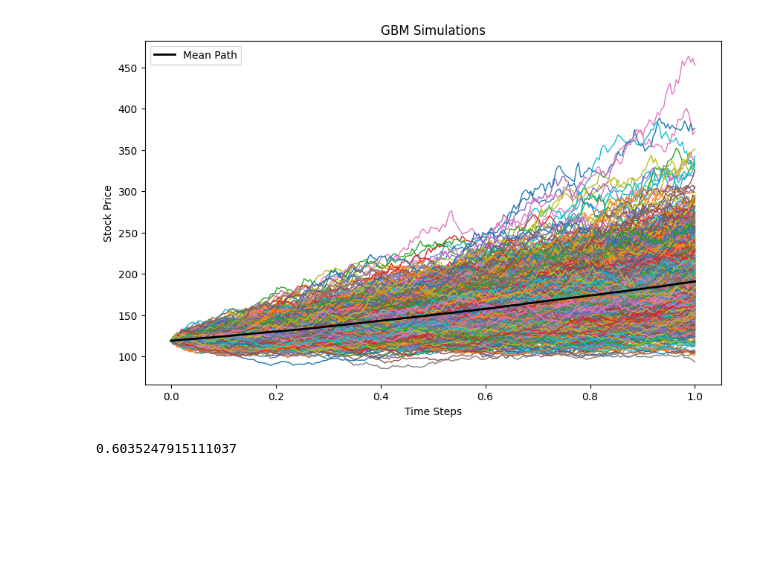
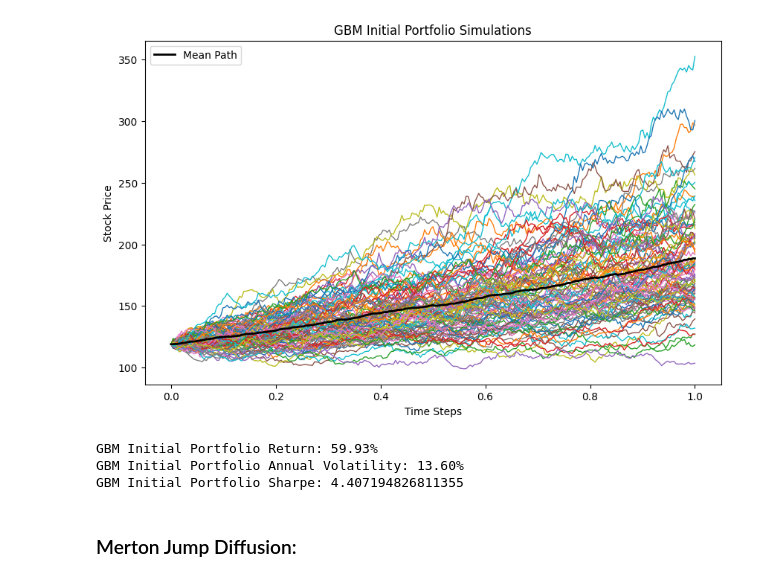
Before and after one commit to wlester3/Equity_Options_Port_Optimization, a Jupyter notebook: Equity_Port_Notebook.ipynb, the cells around one changed output. Cells and saved outputs as stored; diff of their text form; code cells hidden in the pictures; blank space fills up the shorter version.

Commit message:
Updated_Simulation_Performance
Adjust initial portfolio simulations and began parameter approximations for the Heston model. Implemented alternative notebook for market models using coupled SDEs.

```diff
--- a/Equity_Port_Notebook.ipynb
+++ b/Equity_Port_Notebook.ipynb
@@ -14,5 +20,5 @@ tickers = ['XOM', 'WMT', 'GPC', 'OXY', 'PM', 'NNI', 'FI', 'ATKR', 'VICI', 'ADBE'
 # %%
-stock_df=dc.get_price_df(tickers,start_date,end_date)
-returns_df=dc.get_log_returns(stock_df)
+stock_df=dat_func.get_price_df(tickers,start_date,end_date)
+returns_df=dat_func.get_log_returns(stock_df)
 vis.plot_cumulative_returns(returns_df)
 # %% [output]
@@ -20,9 +26,9 @@ vis.plot_cumulative_returns(returns_df)
 [figure]
 # %%
-fred,poly=dc.connect_apis()
+fred,poly=dat_func.connect_apis()
 risk_free_rate=fred.get_series('GS10',start_date,start_date+pd.Timedelta(days=1))[0]/100
 # %%
-init_weights,init_ret,init_std=dc.get_init_port(returns_df,risk_free_rate)
+init_weights,init_ret,init_std=dat_func.get_init_port(returns_df,risk_free_rate)
 init_weights=init_weights.round(3)
 print('Initial Port Returns:',init_ret)
 print('Initial Port Volatility:',init_std)
@@ -39,9 +50,20 @@ Optimal Weights: {'ADBE': 0.0, 'AMAT': 0.0, 'ATKR': 0.0, 'FI': 0.0, 'GPC': 0.259
 # %%
-gbm_init_port=dc.simulate_gbm_portfolio(returns_df,stock_df,init_weights)
-vis.plot_paths(gbm_init_port,True)
+gbm_init_port=dat_func.simulate_gbm_portfolio(returns_df,stock_df,init_weights)
+vis.plot_paths(gbm_init_port.iloc[:100],'GBM Initial Portfolio',True)
 # %% [output]
-[figure, old version]
+[figure, new version]
-# %%
-(gbm_init_port.mean(axis=0).iloc[-1]-gbm_init_port.mean(axis=0).iloc[0])/gbm_init_port.mean(axis=0).iloc[0]
-# %% [output]
-0.6035247915111037
+# %%
+gbm_ret=(gbm_init_port.mean(axis=0).iloc[-1]-gbm_init_port.mean(axis=0).iloc[0])/gbm_init_port.mean(axis=0).iloc[0]
+
+gbm_daily_vol = gbm_init_port.pct_change().dropna().std(axis=1)               # Daily standard deviation of returns
+gbm_vol = np.sqrt(np.mean(gbm_daily_vol**2))  # Annualize the daily volatility
+
+print(f'GBM Initial Portfolio Return: {round(gbm_ret*100,2)}%')
+print(f'GBM Initial Portfolio Annual Volatility: {gbm_vol:.2%}')
+print(f'GBM Initial Portfolio Sharpe: {gbm_ret/gbm_vol}')
+# %% [output]
+GBM Initial Portfolio Return: 59.93%
+GBM Initial Portfolio Annual Volatility: 13.60%
+GBM Initial Portfolio Sharpe: 4.407194826811355
+# %% [markdown]
+### Merton Jump Diffusion:
```
Also changed, not shown: parts of 16 cells of this notebook, 5 other files.
